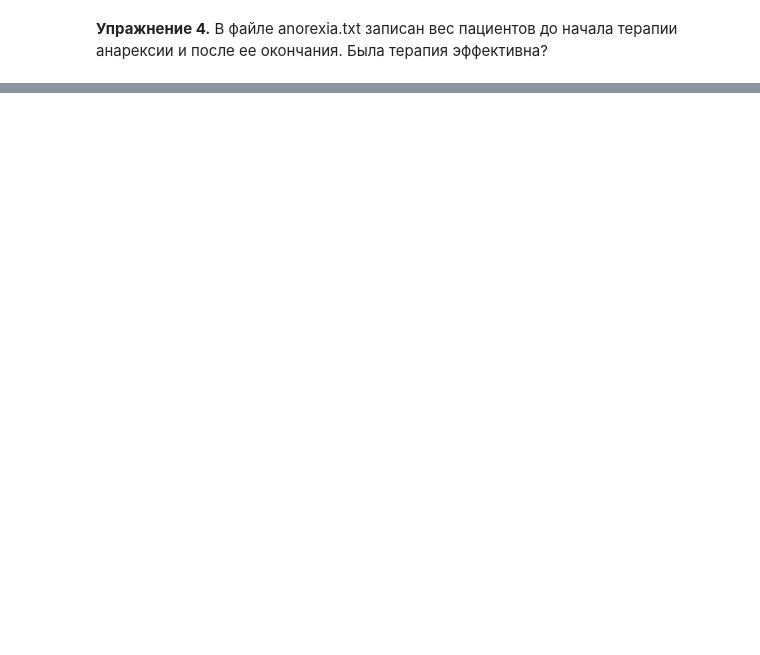
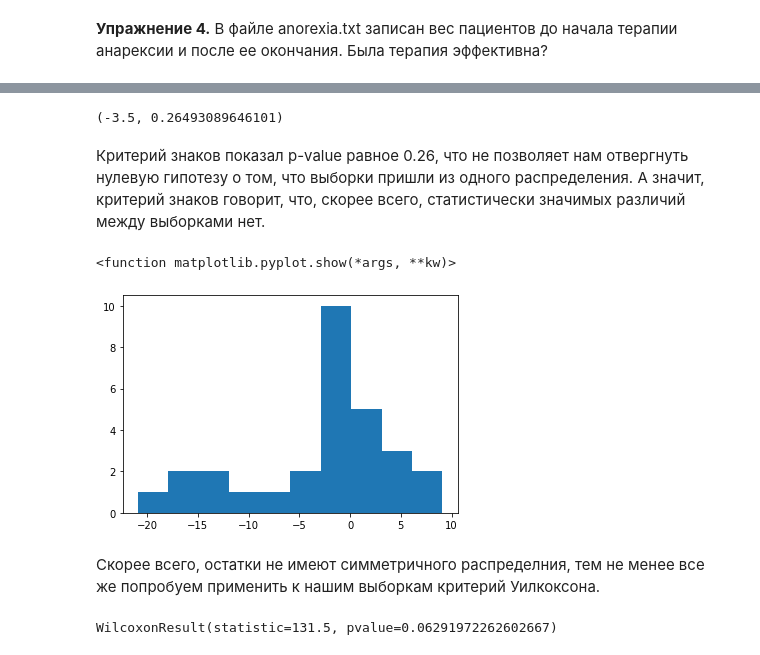
Before and after one commit to Oleg-DS/learning_data_science, a Jupyter notebook: Statistics/HW_3.ipynb, the cells around one changed output, grey strips where cells are left out. Saved outputs shown, nothing was run; the diff lists cells and outputs as text; code cells hidden in the pictures; blank space fills up the shorter version.

Commit message:
Update HW_3.ipynb
HW 3 in Statistics completed

```diff
--- a/Statistics/HW_3.ipynb
+++ b/Statistics/HW_3.ipynb
@@ -130,0 +123,5 @@ anorexia
+# %%
+# создадим два numpy array, содержащих наши выборки
+
+before = anorexia['Before'].to_numpy()
+after = anorexia['After'].to_numpy()
@@ -130,0 +137,22 @@ anorexia
+# %%
+# используем критерий знаков, чтобы проверить гипотезу о том, что выборки пришли из одного распределения
+
+sign_test(before-after)
+# %% [output]
+(-3.5, 0.26493089646101)
+# %% [markdown]
+Критерий знаков показал p-value равное 0.26, что не позволяет нам отвергнуть нулевую гипотезу о том, что выборки пришли из одного распределения. А значит, критерий знаков говорит, что, скорее всего, статистически значимых различий между выборками нет.
+# %%
+# попробуем оценить симметричность распределения остатков при помощи гистрограммы
+
+plt.hist(before-after)
+plt.show
+# %% [output]
+<function matplotlib.pyplot.show(*args, **kw)>
+[figure, added]
+# %% [markdown]
+Скорее всего, остатки не имеют симметричного распределния, тем не менее все же попробуем применить к нашим выборкам критерий Уилкоксона.
+# %%
+stats.wilcoxon(before, after)
+# %% [output]
+WilcoxonResult(statistic=131.5, pvalue=0.06291972262602667)
```
Also changed, not shown: parts of 72 cells of this notebook.
